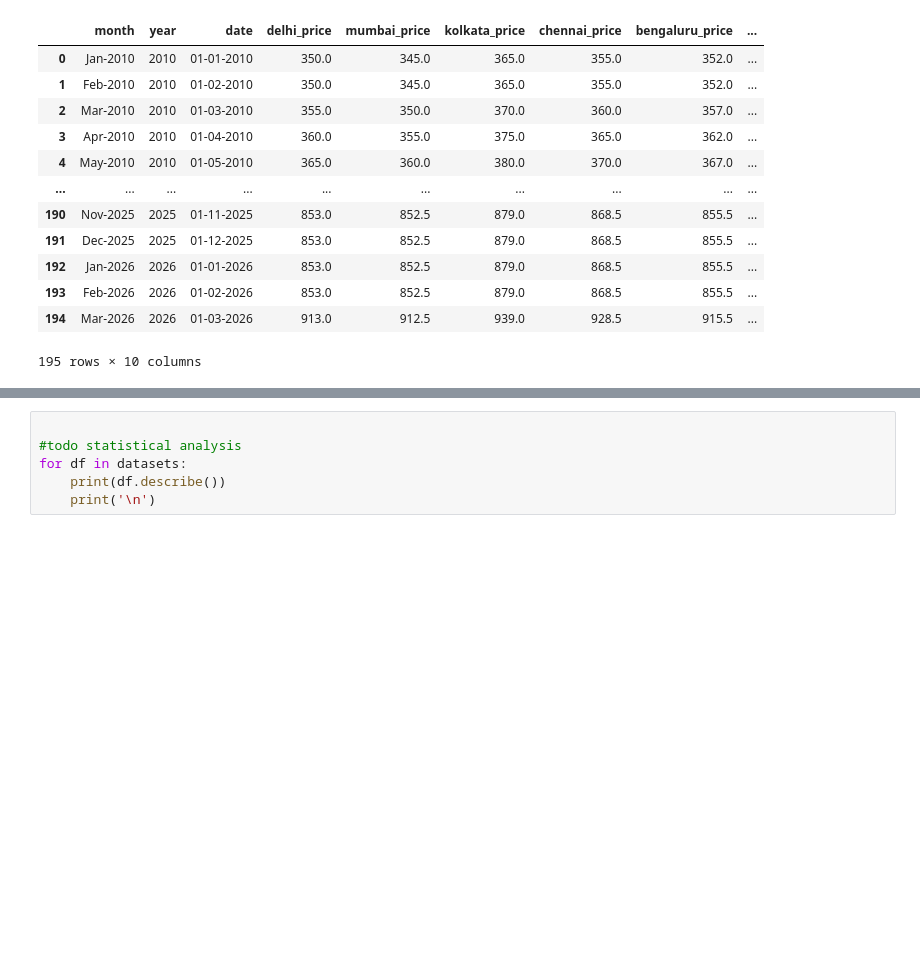
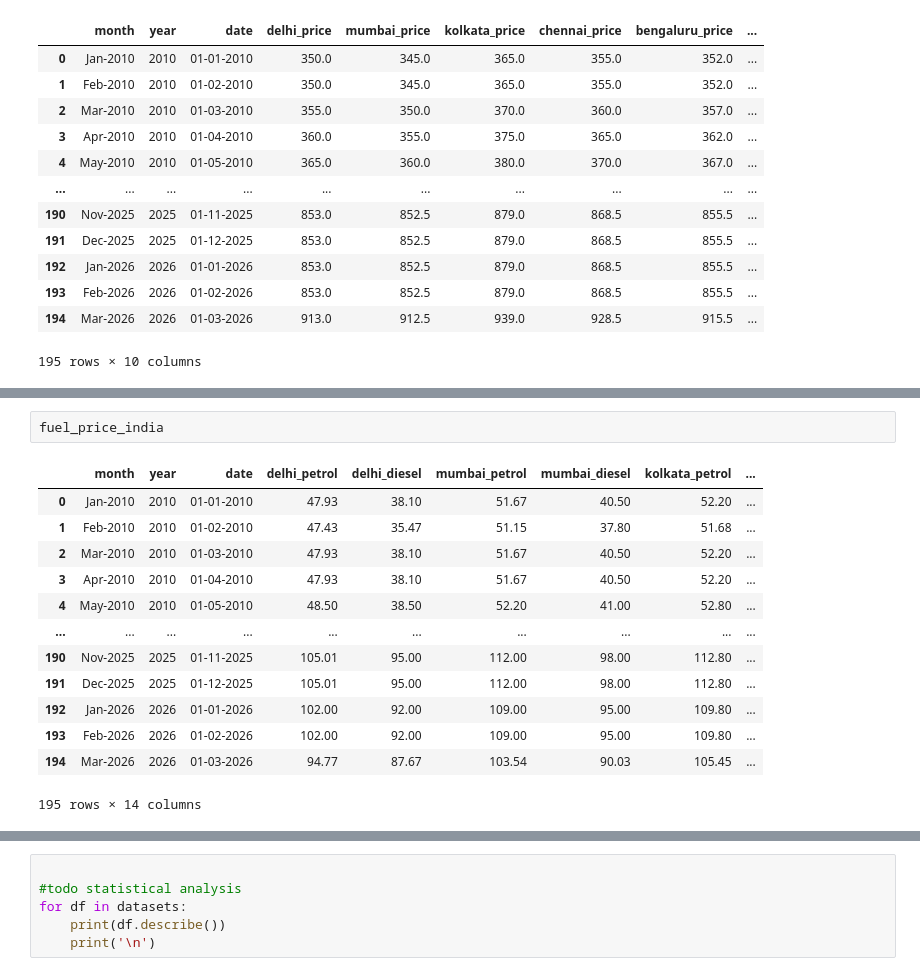
Before and after one commit to Anas-Quazi/Petro-Analyst, a Jupyter notebook: Data_Preprocessing/data_inspection.ipynb, the cells around one changed output, grey strips where cells are left out. Cells and saved outputs as stored; diff of their text form; blank space fills up the shorter version.

```diff
--- a/Data_Preprocessing/data_inspection.ipynb
+++ b/Data_Preprocessing/data_inspection.ipynb
@@ -98,6 +102,22 @@ INR_to_USD
 | 193 | 2026-02-01 | 90.7458 |
 | 194 | 2026-03-01 | 92.8182 |
 195 rows × 2 columns
+# %%
+fuel_price_india
+# %% [output]
+|  | month | year | date | delhi_petrol | delhi_diesel | mumbai_petrol | mumbai_diesel | kolkata_petrol | ... |
+| 0 | Jan-2010 | 2010 | 01-01-2010 | 47.93 | 38.10 | 51.67 | 40.50 | 52.20 | ... |
+| 1 | Feb-2010 | 2010 | 01-02-2010 | 47.43 | 35.47 | 51.15 | 37.80 | 51.68 | ... |
+| 2 | Mar-2010 | 2010 | 01-03-2010 | 47.93 | 38.10 | 51.67 | 40.50 | 52.20 | ... |
+| 3 | Apr-2010 | 2010 | 01-04-2010 | 47.93 | 38.10 | 51.67 | 40.50 | 52.20 | ... |
+| 4 | May-2010 | 2010 | 01-05-2010 | 48.50 | 38.50 | 52.20 | 41.00 | 52.80 | ... |
+| ... | ... | ... | ... | ... | ... | ... | ... | ... | ... |
+| 190 | Nov-2025 | 2025 | 01-11-2025 | 105.01 | 95.00 | 112.00 | 98.00 | 112.80 | ... |
+| 191 | Dec-2025 | 2025 | 01-12-2025 | 105.01 | 95.00 | 112.00 | 98.00 | 112.80 | ... |
+| 192 | Jan-2026 | 2026 | 01-01-2026 | 102.00 | 92.00 | 109.00 | 95.00 | 109.80 | ... |
+| 193 | Feb-2026 | 2026 | 01-02-2026 | 102.00 | 92.00 | 109.00 | 95.00 | 109.80 | ... |
+| 194 | Mar-2026 | 2026 | 01-03-2026 | 94.77 | 87.67 | 103.54 | 90.03 | 105.45 | ... |
+195 rows × 14 columns
 # %%
 
 #~ list of all datasets
```
Also changed, not shown: parts of 5 cells of this notebook.
